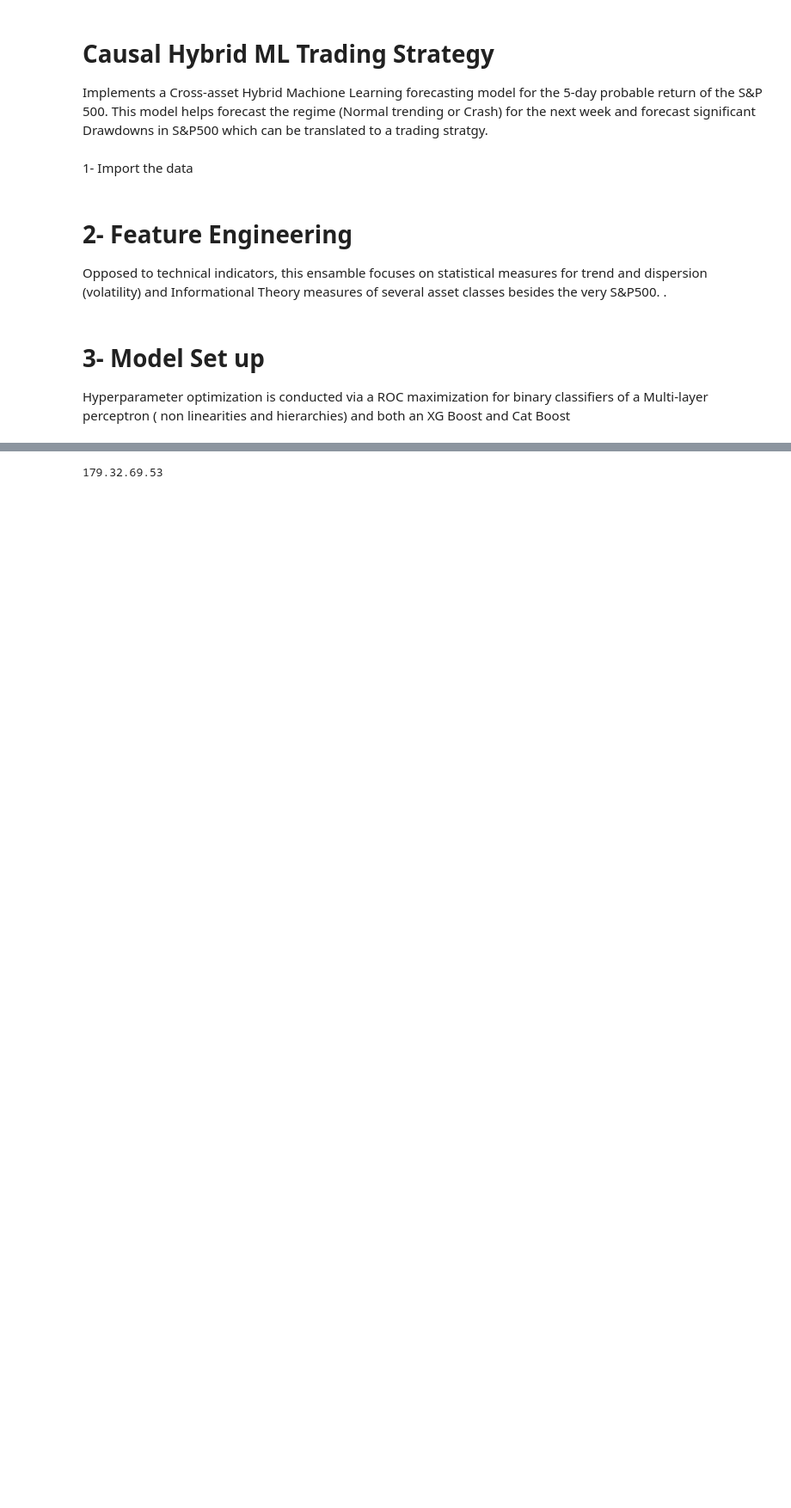
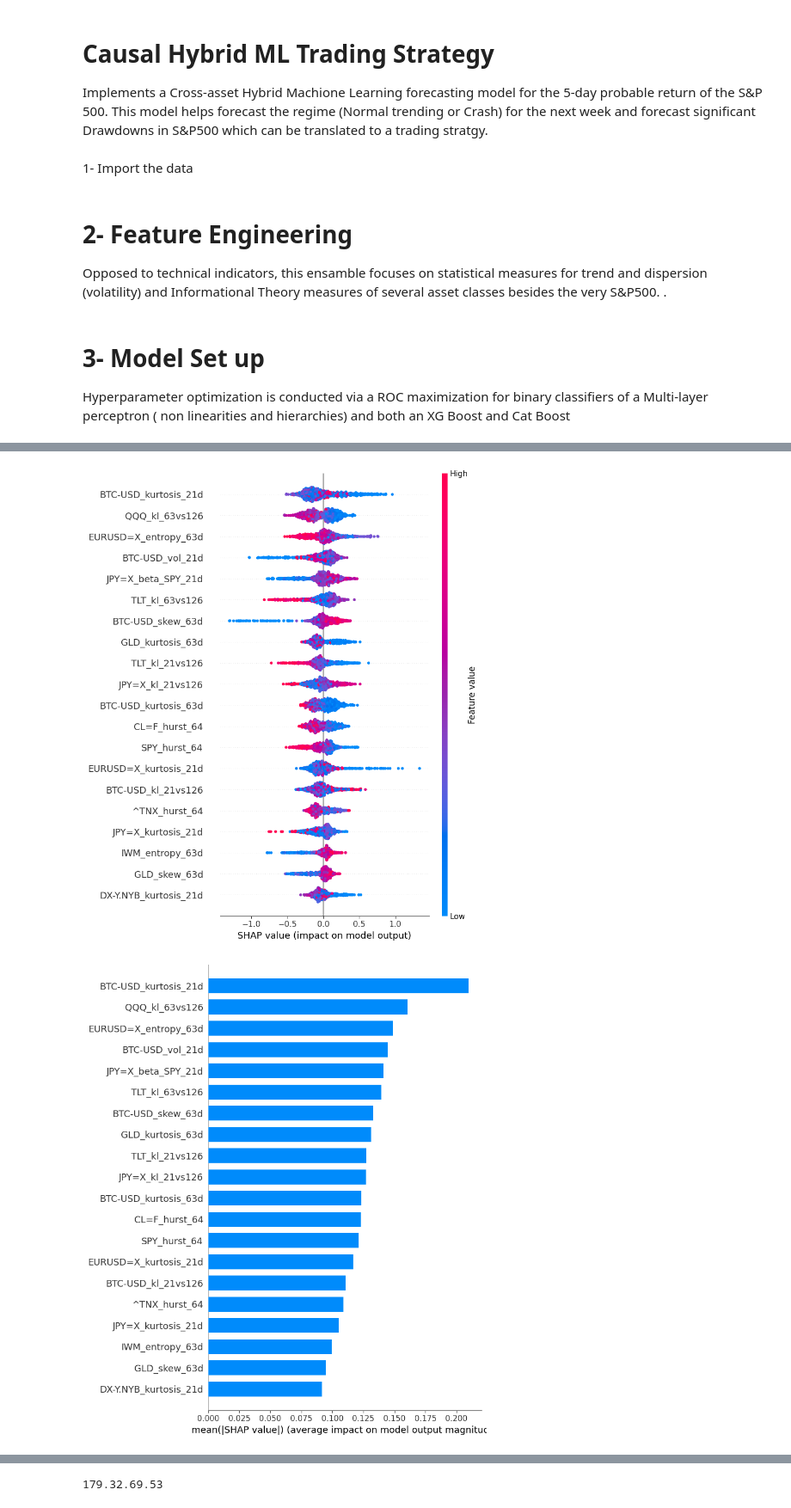
Before and after one commit to diego8acuervo/Hybrid-XG-CatBoost, a Jupyter notebook: notebooks/Hybrid XG-CatBoost-MLP.ipynb, the cells around one changed output, grey strips where cells are left out. Shown at 86% size. Drawn from its saved outputs; the diff is of its cells as text; code cells hidden in the pictures; blank space fills up the shorter version.

```diff
--- a/notebooks/Hybrid XG-CatBoost-MLP.ipynb
+++ b/notebooks/Hybrid XG-CatBoost-MLP.ipynb
@@ -1003,0 +1174,22 @@ SyntaxError: invalid syntax (565457822.py, line 5)
+# %%
+import shap
+
+# TreeExplainer is fast & exact for XGBoost / CatBoost
+explainer = shap.TreeExplainer(model.xgboost)
+
+# Use a sample for speed (e.g., 1000 rows)
+sample = features.sample(min(1000, len(features)), random_state=42)
+shap_values = explainer.shap_values(sample)
+
+# 1) Summary plot — global feature importance + direction
+shap.summary_plot(shap_values, sample, max_display=20)
+
+# 2) Bar plot — pure magnitude
+shap.summary_plot(shap_values, sample, plot_type='bar', max_display=20)
+
+# 3) Dependence plot — for top feature
+top_feat = pd.Series(np.abs(shap_values).mean(0), index=sample.columns).idxmax()
+shap.dependence_plot(top_feat, shap_values, sample)
+# %% [output]
+[figure, added]
+[figure, added]
```
Also changed, not shown: parts of 26 cells of this notebook, 10 other files.
